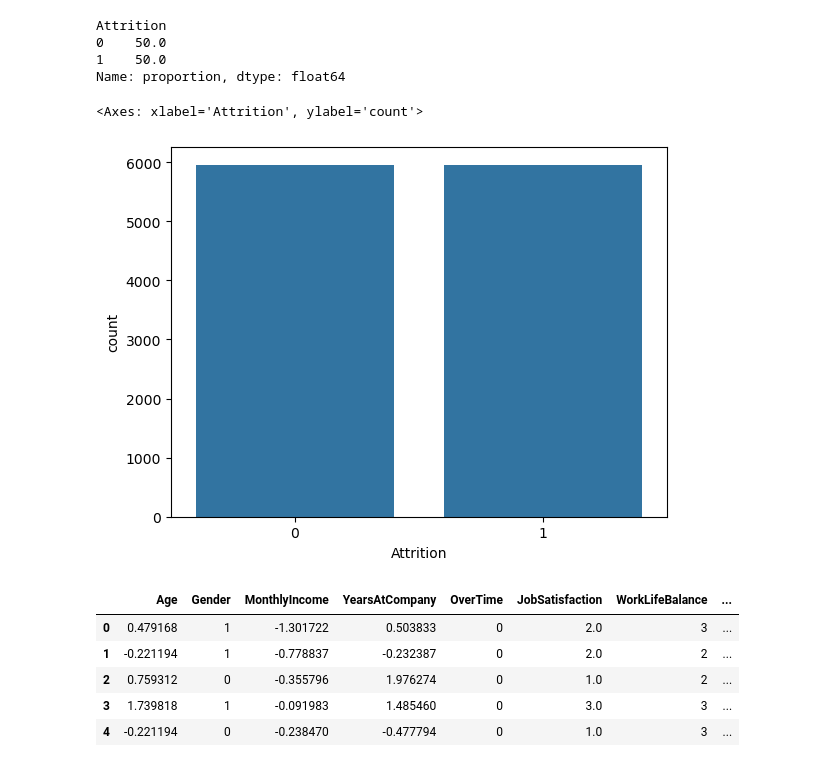
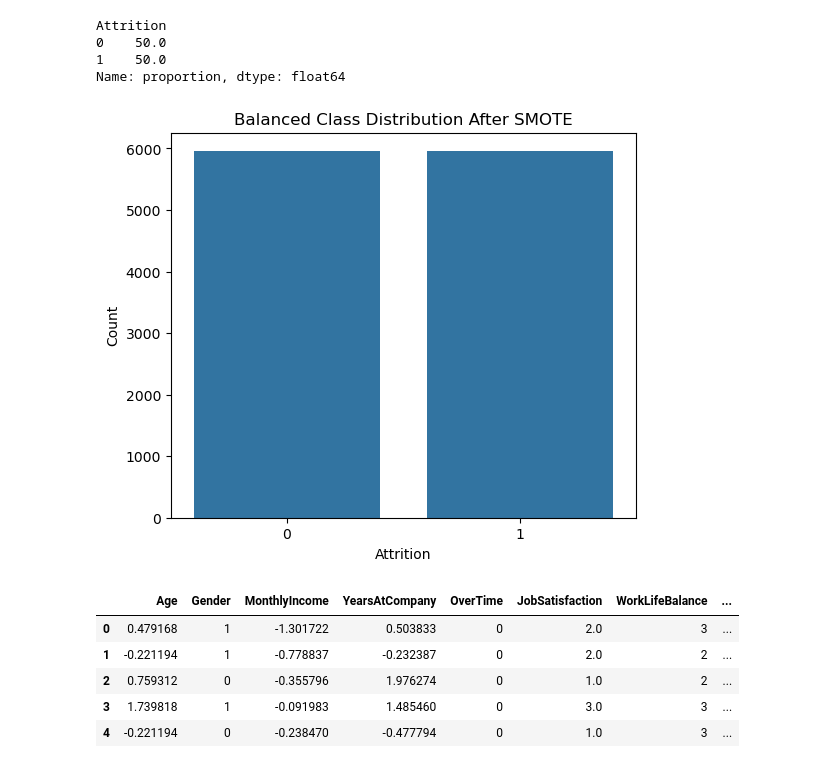
Before and after one commit to sadeqfavour4lite/employee-attrition-prediction, a Jupyter notebook: Employee_Attrition_Prediction.ipynb, the cells around one changed output. Saved outputs shown, nothing was run; the diff lists cells and outputs as text; code cells hidden in the pictures.

```diff
--- a/Employee_Attrition_Prediction.ipynb
+++ b/Employee_Attrition_Prediction.ipynb
@@ -437,11 +437,21 @@ Attrition
 0    50.0
 1    50.0
 Name: proportion, dtype: float64
-# %%
-sns.countplot(x=y_resampled)
-# %% [output]
-<Axes: xlabel='Attrition', ylabel='count'>
-[figure, removed]
+# %%
+plt.figure(figsize=(6,5))
+
+sns.countplot(x=y_resampled)
+
+plt.title("Balanced Class Distribution After SMOTE")
+plt.xlabel("Attrition")
+plt.ylabel("Count")
+
+# Save image
+plt.savefig("smote_balanced_distribution.png", bbox_inches="tight")
+
+plt.show()
+# %% [output]
+[figure, added]
 # %%
 resampled_data = pd.DataFrame(x_resampled, columns=x.columns)
 # %%
```
Also changed, not shown: parts of 5 cells of this notebook.
